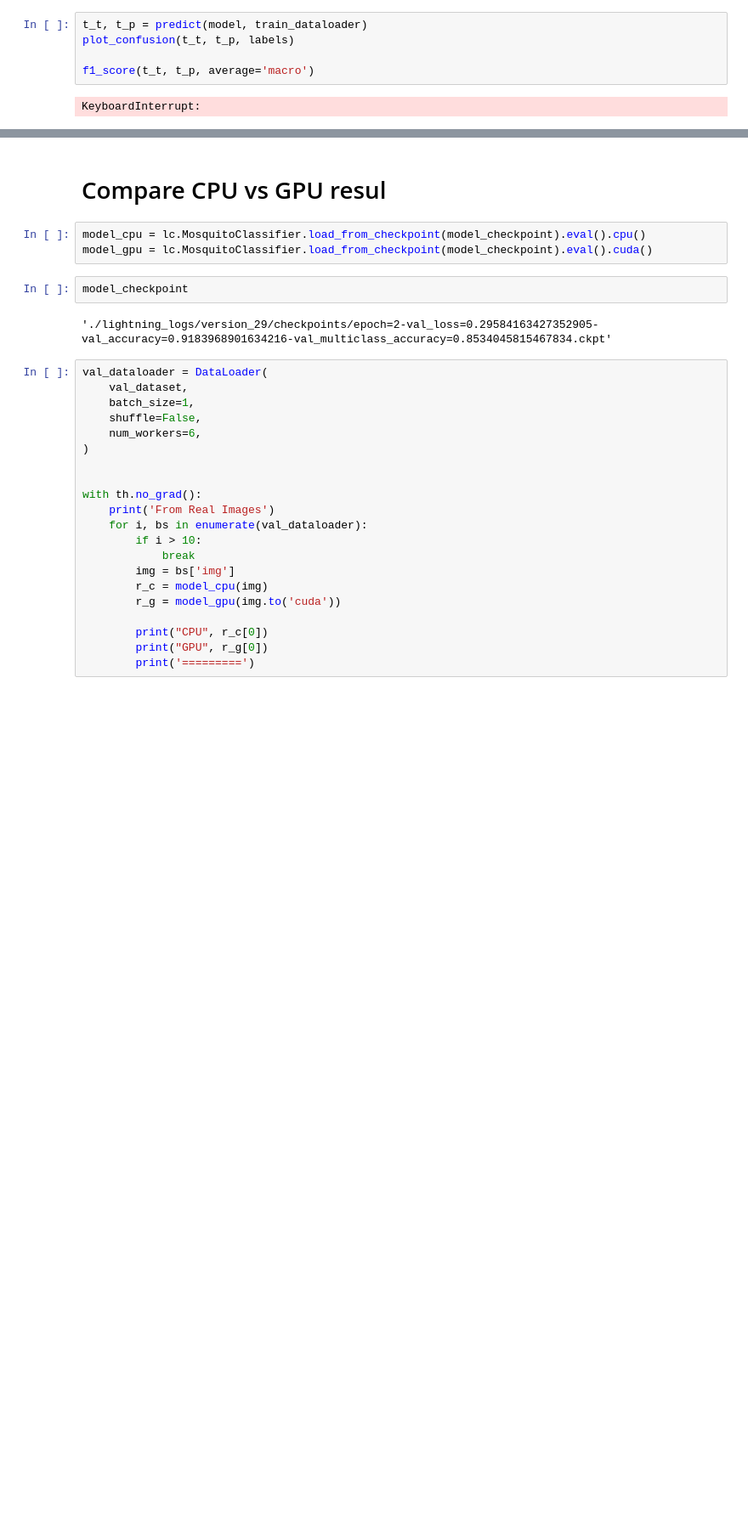
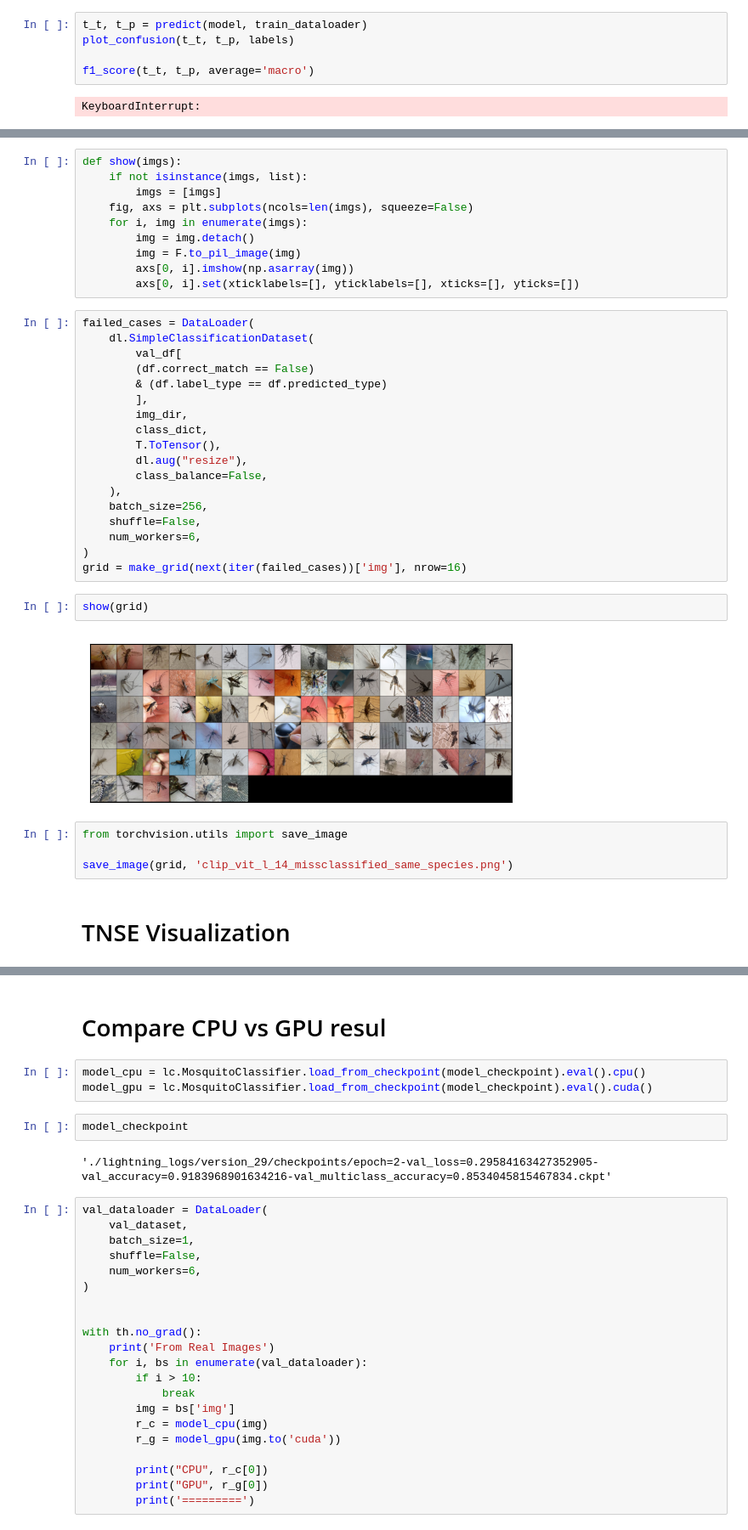
Before and after one commit to HCA97/Mosquito-Classifiction, a Jupyter notebook: mosquito_classification_v1.ipynb, the cells around one changed output, grey strips where cells are left out. Shown at 85% size. Drawn from its saved outputs; the diff is of its cells as text; blank space fills up the shorter version.

```diff
--- a/mosquito_classification_v1.ipynb
+++ b/mosquito_classification_v1.ipynb
@@ -135,0 +190,38 @@ KeyboardInterrupt:
+# %%
+def show(imgs):
+    if not isinstance(imgs, list):
+        imgs = [imgs]
+    fig, axs = plt.subplots(ncols=len(imgs), squeeze=False)
+    for i, img in enumerate(imgs):
+        img = img.detach()
+        img = F.to_pil_image(img)
+        axs[0, i].imshow(np.asarray(img))
+        axs[0, i].set(xticklabels=[], yticklabels=[], xticks=[], yticks=[])
+# %%
+failed_cases = DataLoader(
+    dl.SimpleClassificationDataset(
+        val_df[
+        (df.correct_match == False)
+        & (df.label_type == df.predicted_type)
+        ],
+        img_dir,
+        class_dict,
+        T.ToTensor(),
+        dl.aug("resize"),
+        class_balance=False,
+    ),
+    batch_size=256,
+    shuffle=False,
+    num_workers=6,
+)
+grid = make_grid(next(iter(failed_cases))['img'], nrow=16)
+# %%
+show(grid)
+# %% [output]
+[figure, added]
+# %%
+from torchvision.utils import save_image
+
+save_image(grid, 'clip_vit_l_14_missclassified_same_species.png')
+# %% [markdown]
+# TNSE Visualization
```
Also changed, not shown: parts of 16 cells of this notebook, 1 other file.
